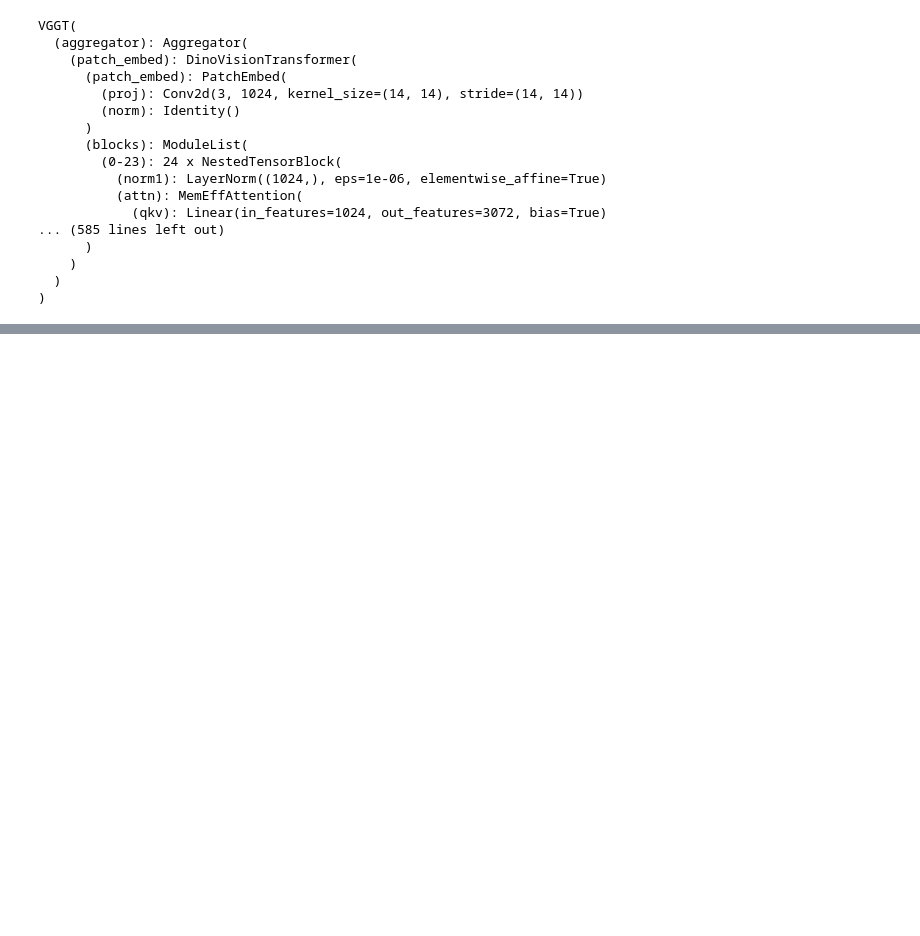
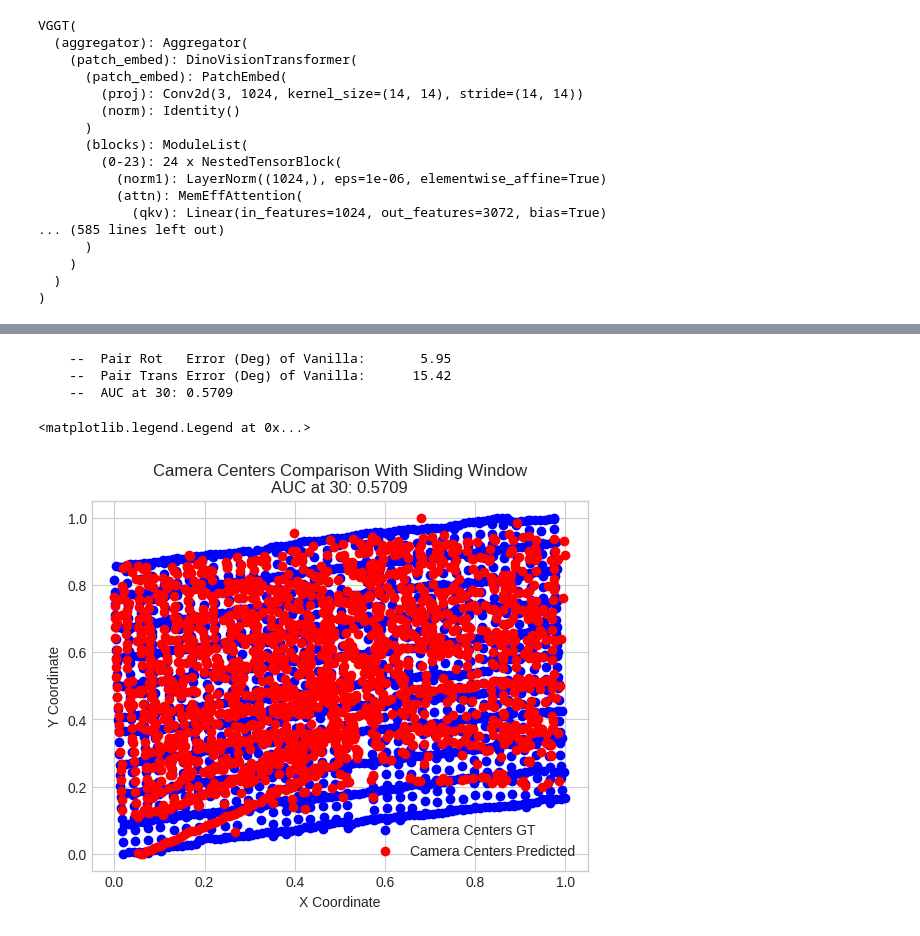
Before and after one commit to sIHURs/VGGT-X, a Jupyter notebook: notebooks/multi_batch.ipynb, the cells around one changed output, grey strips where cells are left out. Cells and saved outputs as stored; diff of their text form; code cells hidden in the pictures; blank space fills up the shorter version.

```diff
--- a/notebooks/multi_batch.ipynb
+++ b/notebooks/multi_batch.ipynb
@@ -425,3 +354,78 @@ cam_center_err = np.concatenate(cam_center_err_list, axis=0)
+# %%
+fl_gt = torch.tensor([cameras_gt[image.camera_id].params[0:2] for image in images_gt_updated.values()], device=device)
+translation_gt = torch.tensor([image.tvec for image in images_gt_updated.values()], device=device)
+rotation_gt = torch.tensor([colmap_utils.qvec2rotmat(image.qvec) for image in images_gt_updated.values()], device=device)
+
+gt_se3 = torch.eye(4, device=device).unsqueeze(0).repeat(len(images_gt_updated), 1, 1)
+gt_se3[:, :3, :3] = rotation_gt
+gt_se3[:, 3, :3] = translation_gt
+
+pred_se3 = torch.eye(4, device=device).unsqueeze(0).repeat(len(images_gt_updated), 1, 1)
+pred_se3[:, :3, :3] = torch.tensor(merged_extrinsics[:, :3, :3], device=device)
+pred_se3[:, 3, :3] = torch.tensor(merged_extrinsics[:, :3, 3], device=device)
+
+# add alignment
+camera_centers_gt = - (gt_se3[:, :3, :3].cpu().numpy().transpose(0, 2, 1) @ gt_se3[:, 3, :3][..., None].cpu().numpy()).squeeze(-1)
+camera_centers_pred = - (pred_se3[:, :3, :3].cpu().numpy().transpose(0, 2, 1) @ pred_se3[:, 3, :3][..., None].cpu().numpy()).squeeze(-1)
+c, R, t = umeyama(camera_centers_gt.T, camera_centers_pred.T)
+
+ext_transform = np.eye(4)
+ext_transform[:3, :3] = R
+ext_transform[:3, 3:] = t
+ext_transform = np.linalg.inv(ext_transform)
+
+gt_aligned = np.zeros((merged_extrinsics.shape[0], 4, 4))
+gt_aligned[:, :3, :3] = gt_se3[:, :3, :3].cpu().numpy()
+gt_aligned[:, :3, 3] = gt_se3[:, 3, :3].cpu().numpy() * c
+gt_aligned[:, 3, 3] = 1.0
+gt_aligned = np.einsum('bmn,bnk->bmk', gt_aligned, ext_transform[None])
+
+gt_se3_aligned = torch.eye(4, device=device).unsqueeze(0).repeat(len(images_gt_updated), 1, 1)
+gt_se3_aligned[:, :3, :3] = torch.tensor(gt_aligned[:, :3, :3], device=device)
+gt_se3_aligned[:, 3, :3] = torch.tensor(gt_aligned[:, :3, 3], device=device)
+
+rel_rangle_deg, rel_tangle_deg = camera_to_rel_deg(pred_se3, gt_se3_aligned, device, 4)
+print(f"    --  Pair Rot   Error (Deg) of Vanilla: {rel_rangle_deg.mean():10.2f}")
+print(f"    --  Pair Trans Error (Deg) of Vanilla: {rel_tangle_deg.mean():10.2f}")
+
+rError = rel_rangle_deg.cpu().numpy()
+tError = rel_tangle_deg.cpu().numpy()
+
+Auc_30 = calculate_auc_np(rError, tError, max_threshold=30)
+print(f"    --  AUC at 30: {Auc_30:.4f}")
+# %% [output]
+    --  Pair Rot   Error (Deg) of Vanilla:       5.95
+    --  Pair Trans Error (Deg) of Vanilla:      15.42
+    --  AUC at 30: 0.5709
+# %%
+camera_centers_gt = - (gt_se3_aligned[:, :3, :3].cpu().numpy().transpose(0, 2, 1) @ gt_se3_aligned[:, 3, :3][..., None].cpu().numpy()).squeeze(-1)
+camera_centers_pred = - (pred_se3[:, :3, :3].cpu().numpy().transpose(0, 2, 1) @ pred_se3[:, 3, :3][..., None].cpu().numpy()).squeeze(-1)
+
+# Normalize the centers to [0, 1]
+camera_centers_gt -= camera_centers_gt.min(axis=0, keepdims=True)
+camera_centers_gt /= camera_centers_gt.max(axis=0, keepdims=True)
+camera_centers_pred -= camera_centers_pred.min(axis=0, keepdims=True)
+camera_centers_pred /= camera_centers_pred.max(axis=0, keepdims=True)
+
+start_idx, end_idx = 0, total_frame_num
+
+variance = np.var(camera_centers_pred, axis=0)
+ground_plane_indices = np.argsort(variance)[1:]
+ground_plane_indices[0], ground_plane_indices[1] = 0, 1
+
+title = "With Sliding Window" if APPLY_WINDOW else "Without Sliding Window"
+
+plt.style.use("seaborn-v0_8-whitegrid")
+plt.figure()
+plt.scatter(camera_centers_gt[start_idx:end_idx, ground_plane_indices[0]], camera_centers_gt[start_idx:end_idx, ground_plane_indices[1]], c='blue', label='Camera Centers GT')
+plt.scatter(camera_centers_pred[start_idx:end_idx, ground_plane_indices[0]], camera_centers_pred[start_idx:end_idx, ground_plane_indices[1]], c='red', label='Camera Centers Predicted')
+plt.xlabel('X Coordinate')
+plt.ylabel('Y Coordinate')
+plt.title(f'Camera Centers Comparison {title}\nAUC at 30: {Auc_30:.4f}')
+plt.legend()
+# %% [output]
+<matplotlib.legend.Legend at 0x...>
+[figure, added]
 # %%
 CHECK_UNPROJECTION = False
 if CHECK_UNPROJECTION:
```
Also changed, not shown: parts of 13 cells of this notebook, 1 other file.
